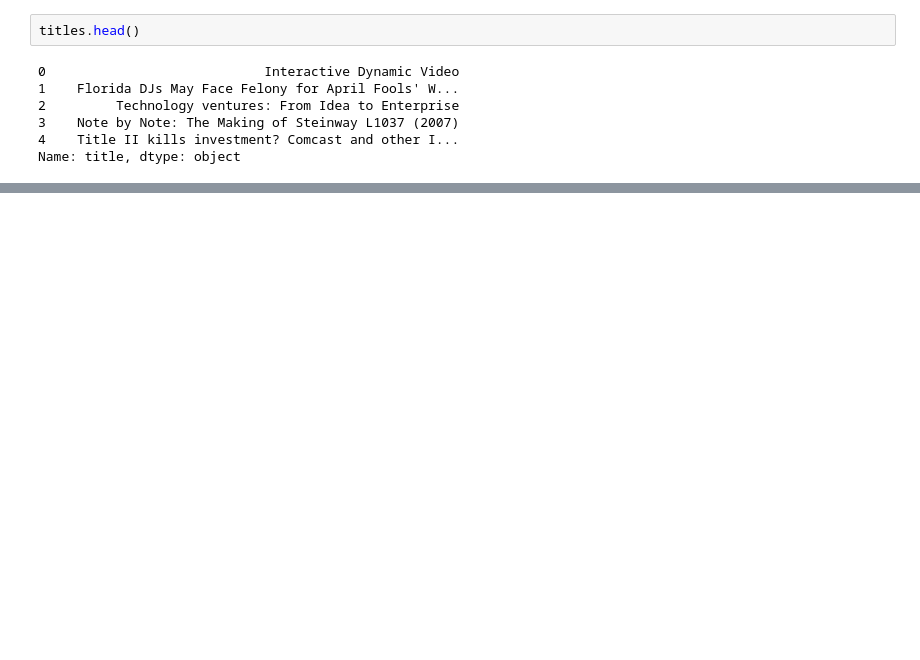
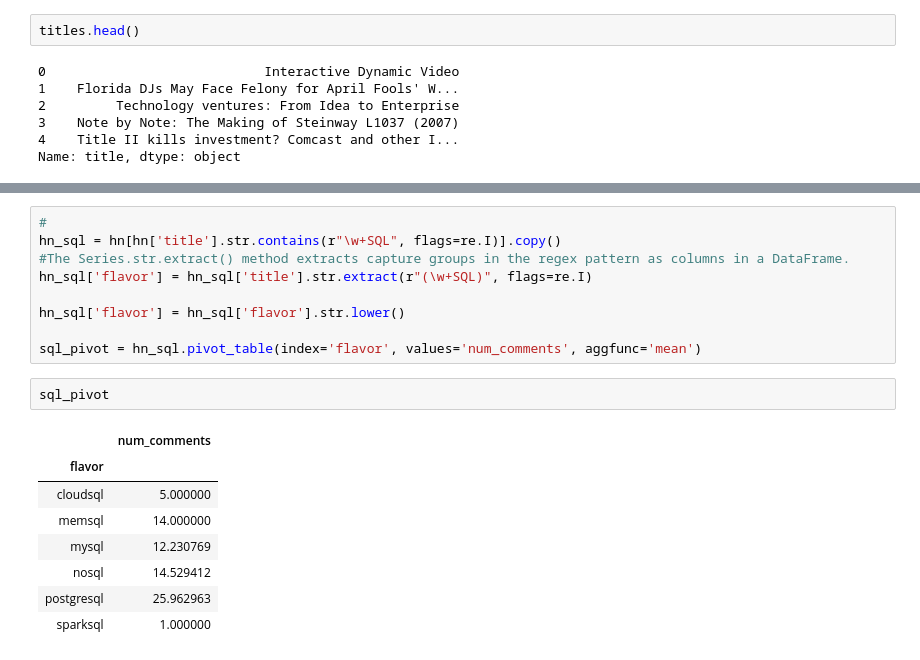
Before and after one commit to Clemo97/advanced_regular_expressions, a Jupyter notebook: advanced_regular_expressions.ipynb, the cells around one changed output, grey strips where cells are left out. Drawn from its saved outputs; the diff is of its cells as text; blank space fills up the shorter version.

```diff
--- a/advanced_regular_expressions.ipynb
+++ b/advanced_regular_expressions.ipynb
@@ -37,0 +130,20 @@ Name: title, dtype: object
+# %%
+#
+hn_sql = hn[hn['title'].str.contains(r"\w+SQL", flags=re.I)].copy()
+#The Series.str.extract() method extracts capture groups in the regex pattern as columns in a DataFrame.
+hn_sql['flavor'] = hn_sql['title'].str.extract(r"(\w+SQL)", flags=re.I)
+
+hn_sql['flavor'] = hn_sql['flavor'].str.lower()
+
+sql_pivot = hn_sql.pivot_table(index='flavor', values='num_comments', aggfunc='mean')
+# %%
+sql_pivot
+# %% [output]
+|  | num_comments |
+| flavor |  |
+| cloudsql | 5.000000 |
+| memsql | 14.000000 |
+| mysql | 12.230769 |
+| nosql | 14.529412 |
+| postgresql | 25.962963 |
+| sparksql | 1.000000 |
```
Also changed, not shown: parts of 27 cells of this notebook, 4 other files.
